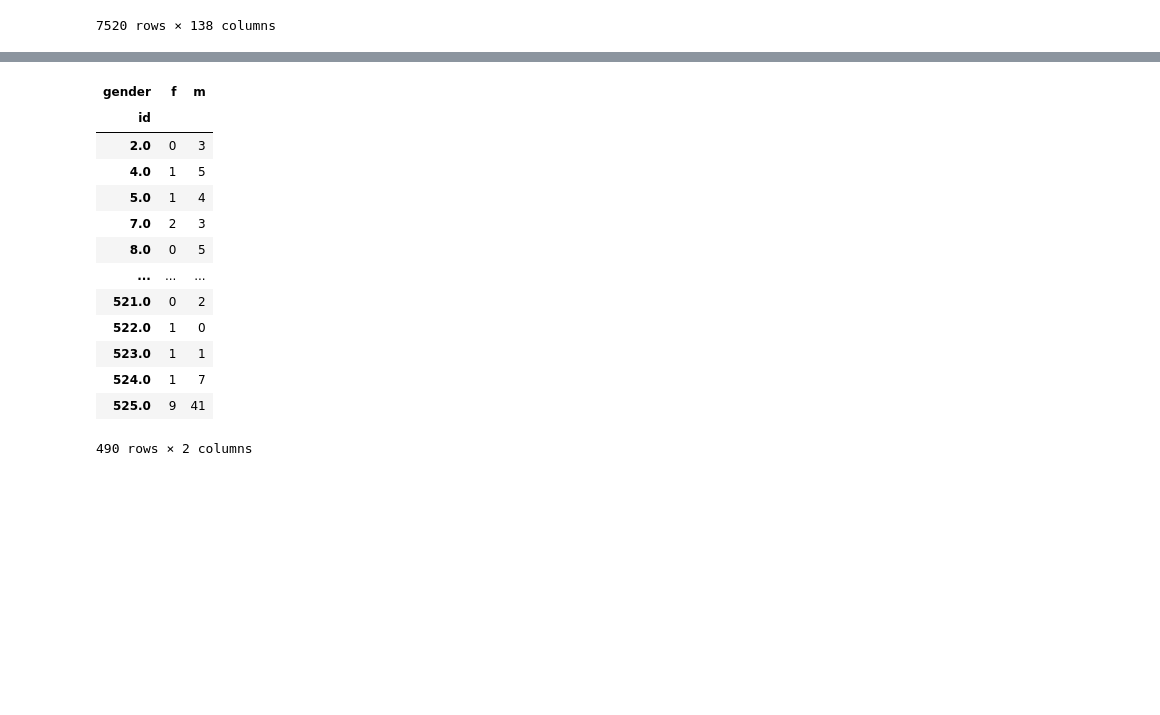
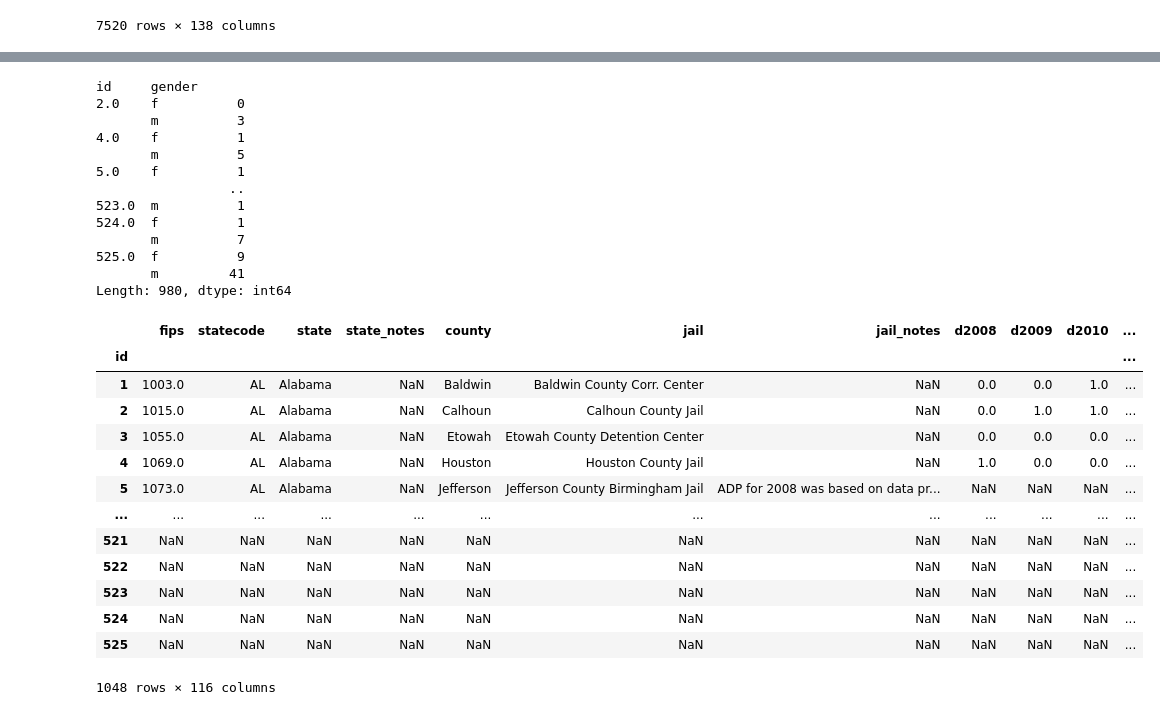
Before and after one commit to athursland/cs216finalproject, a Jupyter notebook: kb_jails.ipynb, the cells around one changed output, grey strips where cells are left out. Saved outputs shown, nothing was run; the diff lists cells and outputs as text; code cells hidden in the pictures; blank space fills up the shorter version.

```diff
--- a/kb_jails.ipynb
+++ b/kb_jails.ipynb
@@ -94,2 +140,2 @@ Name: gender, Length: 304, dtype: int64
 # %%
-deaths[deaths["gender"] == "m"].groupby("id")["gender"].count()
+male_deaths = deaths[deaths["gender"] == "m"].groupby("id")["gender"].count()
@@ -109,0 +158,2 @@ Name: gender, Length: 476, dtype: int64
+# %%
+male_deaths = male_deaths.reindex(list(range(1,int(male_deaths.index.max())+1)),fill_value=0)
@@ -110,21 +192,33 @@ Name: gender, Length: 476, dtype: int64
 # %%
-deaths.pivot_table(index='id',
-                     columns='gender',
-                     values='first_name',
-                     fill_value=0,
-                     aggfunc='count')
+deaths.groupby(["id","gender"]).size().unstack(fill_value=0).stack()
 # %% [output]
-| gender | f | m |
-| id |  |  |
-| 2.0 | 0 | 3 |
-| 4.0 | 1 | 5 |
-| 5.0 | 1 | 4 |
-| 7.0 | 2 | 3 |
-| 8.0 | 0 | 5 |
-| ... | ... | ... |
-| 521.0 | 0 | 2 |
-| 522.0 | 1 | 0 |
-| 523.0 | 1 | 1 |
-| 524.0 | 1 | 7 |
-| 525.0 | 9 | 41 |
-490 rows × 2 columns
+id     gender
+2.0    f          0
+       m          3
+4.0    f          1
+       m          5
+5.0    f          1
+                 ..
+523.0  m          1
+524.0  f          1
+       m          7
+525.0  f          9
+       m         41
+Length: 980, dtype: int64
+# %%
+pd.concat([jails.set_index("id"), male_deaths])
+# %% [output]
+|  | fips | statecode | state | state_notes | county | jail | jail_notes | d2008 | d2009 | d2010 | ... |
+| id |  |  |  |  |  |  |  |  |  |  | ... |
+| 1 | 1003.0 | AL | Alabama | NaN | Baldwin | Baldwin County Corr. Center | NaN | 0.0 | 0.0 | 1.0 | ... |
+| 2 | 1015.0 | AL | Alabama | NaN | Calhoun | Calhoun County Jail | NaN | 0.0 | 1.0 | 1.0 | ... |
+| 3 | 1055.0 | AL | Alabama | NaN | Etowah | Etowah County Detention Center | NaN | 0.0 | 0.0 | 0.0 | ... |
+| 4 | 1069.0 | AL | Alabama | NaN | Houston | Houston County Jail | NaN | 1.0 | 0.0 | 0.0 | ... |
+| 5 | 1073.0 | AL | Alabama | NaN | Jefferson | Jefferson County Birmingham Jail | ADP for 2008 was based on data pr... | NaN | NaN | NaN | ... |
+| ... | ... | ... | ... | ... | ... | ... | ... | ... | ... | ... | ... |
+| 521 | NaN | NaN | NaN | NaN | NaN | NaN | NaN | NaN | NaN | NaN | ... |
+| 522 | NaN | NaN | NaN | NaN | NaN | NaN | NaN | NaN | NaN | NaN | ... |
+| 523 | NaN | NaN | NaN | NaN | NaN | NaN | NaN | NaN | NaN | NaN | ... |
+| 524 | NaN | NaN | NaN | NaN | NaN | NaN | NaN | NaN | NaN | NaN | ... |
+| 525 | NaN | NaN | NaN | NaN | NaN | NaN | NaN | NaN | NaN | NaN | ... |
+1048 rows × 116 columns
```
Also changed, not shown: parts of 10 cells of this notebook.
